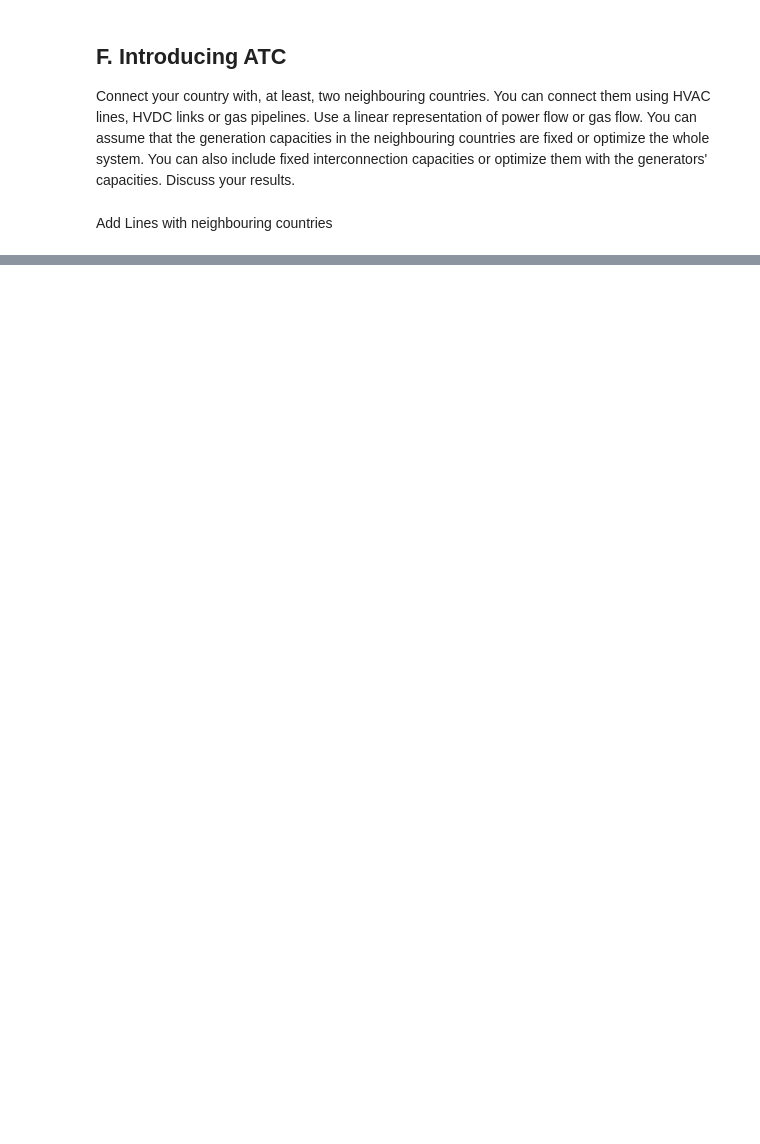
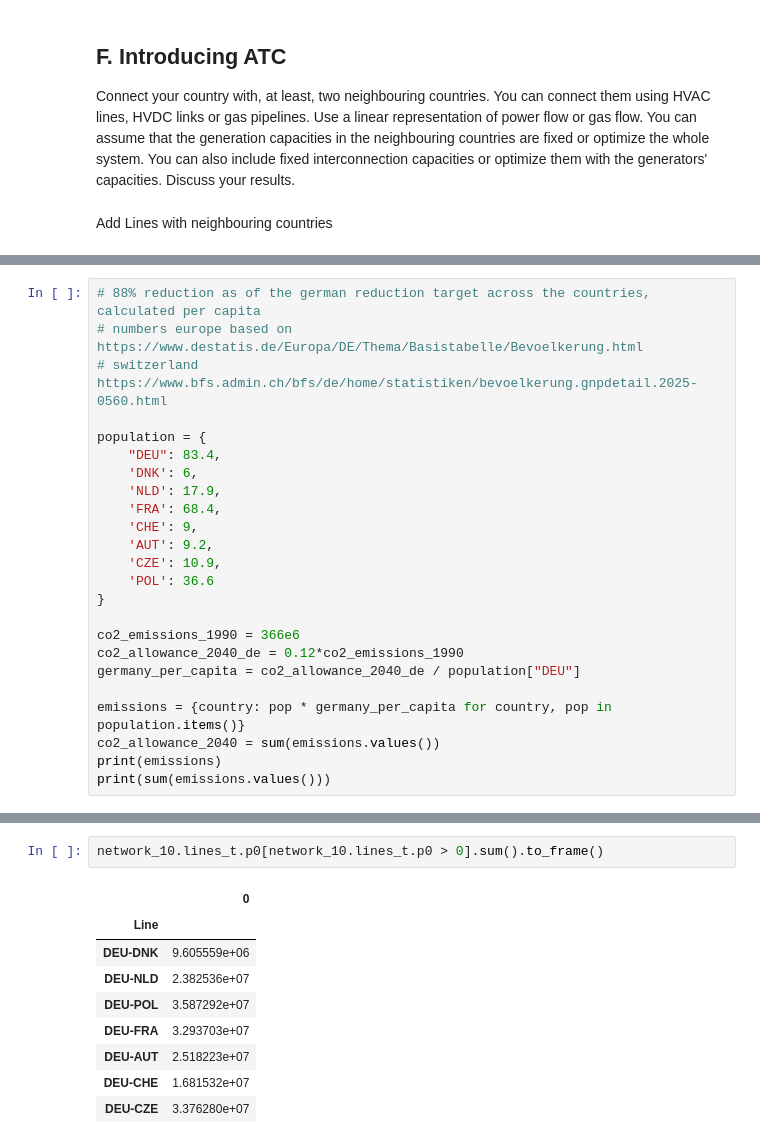
Before and after one commit to jowie1508/46770_IEG, a Jupyter notebook: Part_F_analysis.ipynb, the cells around one changed output, grey strips where cells are left out. Saved outputs shown, nothing was run; the diff lists cells and outputs as text; blank space fills up the shorter version.

```diff
--- a/Part_F_analysis.ipynb
+++ b/Part_F_analysis.ipynb
@@ -132,0 +60,24 @@ Snapshots: 8760
+# %%
+# 88% reduction as of the german reduction target across the countries, calculated per capita
+# numbers europe based on https://www.destatis.de/Europa/DE/Thema/Basistabelle/Bevoelkerung.html
+# switzerland  https://www.bfs.admin.ch/bfs/de/home/statistiken/bevoelkerung.gnpdetail.2025-0560.html
+
+population = {
+    "DEU": 83.4,
+    'DNK': 6,
+    'NLD': 17.9,
+    'FRA': 68.4,
+    'CHE': 9,
+    'AUT': 9.2,
+    'CZE': 10.9,
+    'POL': 36.6
+}
+
+co2_emissions_1990 = 366e6
+co2_allowance_2040_de = 0.12*co2_emissions_1990
+germany_per_capita = co2_allowance_2040_de / population["DEU"]
+
+emissions = {country: pop * germany_per_capita for country, pop in population.items()}
+co2_allowance_2040 = sum(emissions.values())
+print(emissions)
+print(sum(emissions.values()))
@@ -336,0 +766,12 @@ dtype: float64
+# %%
+network_10.lines_t.p0[network_10.lines_t.p0 > 0].sum().to_frame()
+# %% [output]
+|  | 0 |
+| Line |  |
+| DEU-DNK | 9.605559e+06 |
+| DEU-NLD | 2.382536e+07 |
+| DEU-POL | 3.587292e+07 |
+| DEU-FRA | 3.293703e+07 |
+| DEU-AUT | 2.518223e+07 |
+| DEU-CHE | 1.681532e+07 |
+| DEU-CZE | 3.376280e+07 |
```
Also changed, not shown: parts of 30 cells of this notebook, 1 other file.
